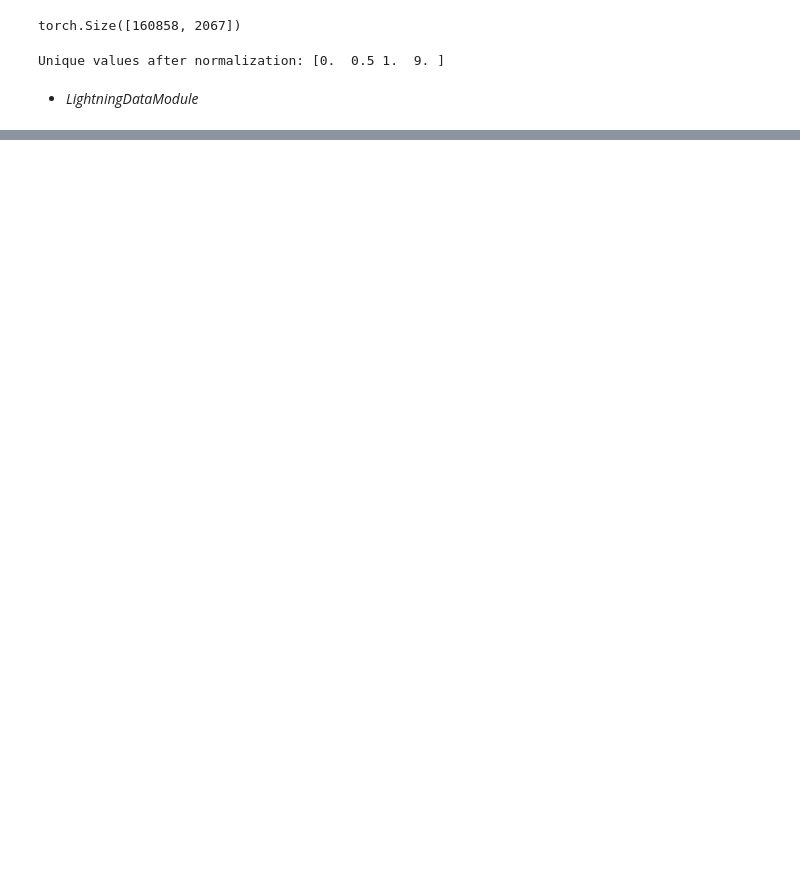
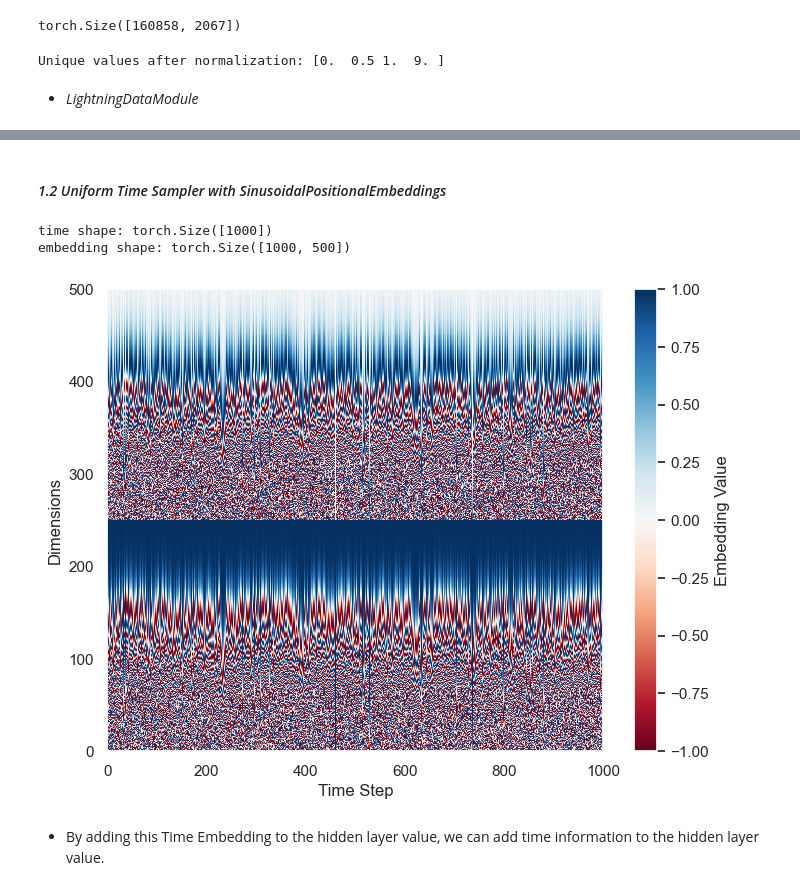
Before and after one commit to r-bashir/GenomeDiffusion, a Jupyter notebook: main.ipynb, the cells around one changed output, grey strips where cells are left out. Saved outputs shown, nothing was run; the diff lists cells and outputs as text; code cells hidden in the pictures; blank space fills up the shorter version.

```diff
--- a/main.ipynb
+++ b/main.ipynb
@@ -74,0 +104,28 @@ NameError: name 'Sequence' is not defined
+# %% [markdown]
+#### _1.2 Uniform Time Sampler with SinusoidalPositionalEmbeddings_
+# %%
+# Linear time sampler
+timesteps = 1000  # Number of time steps
+time_sampler = UniformDiscreteTimeSampler(tmin=0, tmax=timesteps)
+time = time_sampler.sample(shape=(timesteps,))  # Uniform time sampler
+print(f"time shape: {time.shape}")
+
+# Sinusoidal Positional Embeddings
+embedding_dim = 500  # Embedding dimensions
+position_emb = SinusoidalPositionalEmbeddings(dim=embedding_dim)
+emb = position_emb(time)  # Shape: [1000, 500]
+print(f"embedding shape: {emb.shape}")
+
+# Plot the embeddings
+plt.figure(figsize=(8,6))
+plt.pcolormesh(emb.T, cmap='RdBu', shading='auto')  # Transpose to align time on x-axis
+plt.ylabel('Dimensions')
+plt.xlabel('Time Step')
+plt.colorbar(label="Embedding Value")
+plt.show()
+# %% [output]
+time shape: torch.Size([1000])
+embedding shape: torch.Size([1000, 500])
+[figure, added]
+# %% [markdown]
+- By adding this Time Embedding to the hidden layer value, we can add time information to the hidden layer value.
```
Also changed, not shown: parts of 24 cells of this notebook, 3 other files.
